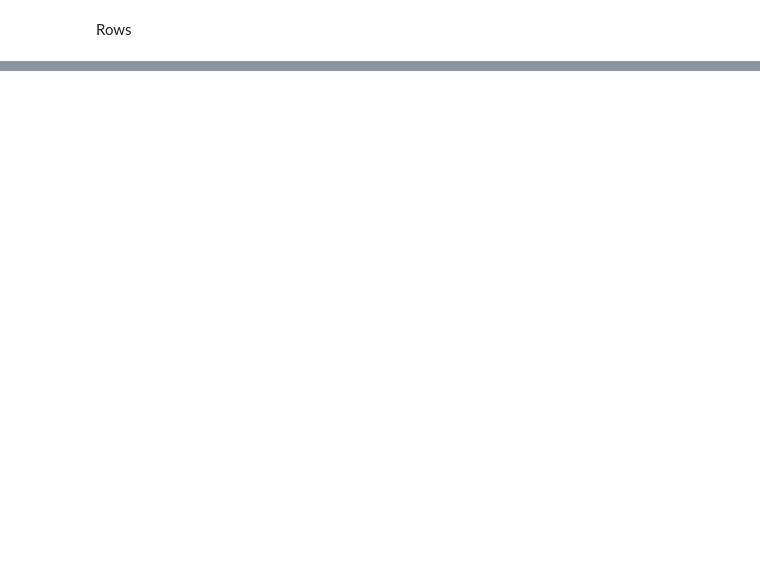
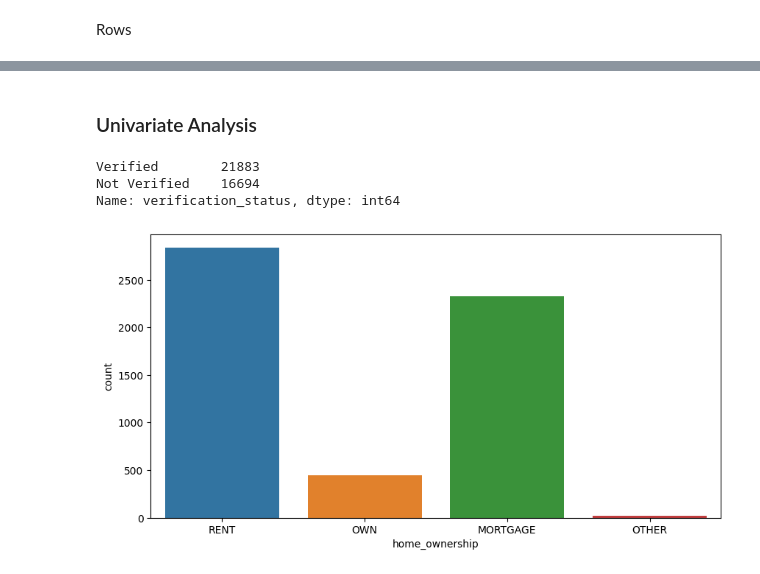
Before and after one commit to agnivachakraborty/LendingClubCaseStudy, a Jupyter notebook: LendingClubCaseStudy.ipynb, the cells around one changed output, grey strips where cells are left out. Saved outputs shown, nothing was run; the diff lists cells and outputs as text; code cells hidden in the pictures; blank space fills up the shorter version.

```diff
--- a/LendingClubCaseStudy.ipynb
+++ b/LendingClubCaseStudy.ipynb
@@ -48,11 +50,11 @@ cols = zeroes.all()[zeroes.all()].index.to_list()
 df = df.drop(cols, axis=1)
 df.columns
 
-## Deleting columns which has less than equal to 3 unique values . They don't hep with the analysis.
+## Deleting columns which has less than 3 unique values . They don't hep with the analysis.
 # Find the count of unique values columns
 uniquecount = df.nunique()
 # Find columns having count less than 3
-todelcols = uniquecount[uniquecount<=3].index.to_list()
+todelcols = uniquecount[uniquecount<3].index.to_list()
 todelcols
 df = df.drop(todelcols,axis=1)
 df.columns
@@ -63,6 +65,10 @@ todelcols = uniquecount[uniquecount==len(df)].index.to_list()
 todelcols
 # Keeping 'id' we will delete the other 2 columns
 df = df.drop(columns=['member_id','url'])
+
+## Deleting columns which are of simply attributes and do not help in analysis
+todellist = ['desc','grade','sub_grade','issue_d','installment','earliest_cr_line','emp_title','open_acc','pub_rec','purpose','title','zip_code','addr_state','collection_recovery_fee','total_rec_late_fee','recoveries','collection_recovery_fee','last_pymnt_d','last_pymnt_amnt','last_credit_pull_d','pub_rec_bankruptcies','total_rec_prncp','total_rec_int','mths_since_last_record']
+df = df.drop(columns=todellist)
 df.columns
 # %% [output]
 Index(['id', 'loan_amnt', 'funded_amnt', 'funded_amnt_inv', 'int_rate',
@@ -78,3 +79,8 @@ Index(['id', 'loan_amnt', 'funded_amnt', 'funded_amnt_inv', 'int_rate',
       dtype='object')
 # %% [markdown]
 Rows
+# %%
+## Deleteing rows where Loan Status = Current as it doesn't help in analysis
+df = df[df.loan_status != "Current"]
+df.loan_status.unique()
+df.info()
@@ -80,0 +107,5 @@ Rows
+# %%
+## Removing % from int_rate column
+df.int_rate = pd.to_numeric(df.int_rate.apply(lambda x : x.split('%')[0]))
+df['annual_inc'] = df['annual_inc'].astype('object')
+df.head()
@@ -80,0 +120,21 @@ Rows
+# %% [markdown]
+### Univariate Analysis
+# %%
+plt.figure(figsize=(10,5))
+## Analyzing counts loan status
+df['loan_status'].value_counts()
+## Analyzing count of home_ownership
+df['home_ownership'].value_counts()
+sns.countplot(x="home_ownership",data=df[df['loan_status']=='Charged Off'])
+## Analyzing counts of emp_length
+df['emp_length'].value_counts()
+## Analyzing counts of verification status
+# Replacing 'Source Verified' with 'Verifed' as both signifies the same
+df['verification_status'].value_counts()
+df.replace('Source Verified','Verified',inplace = True)
+df['verification_status'].value_counts()
+# %% [output]
+Verified        21883
+Not Verified    16694
+Name: verification_status, dtype: int64
+[figure, added]
```
Also changed, not shown: parts of 11 cells of this notebook.
